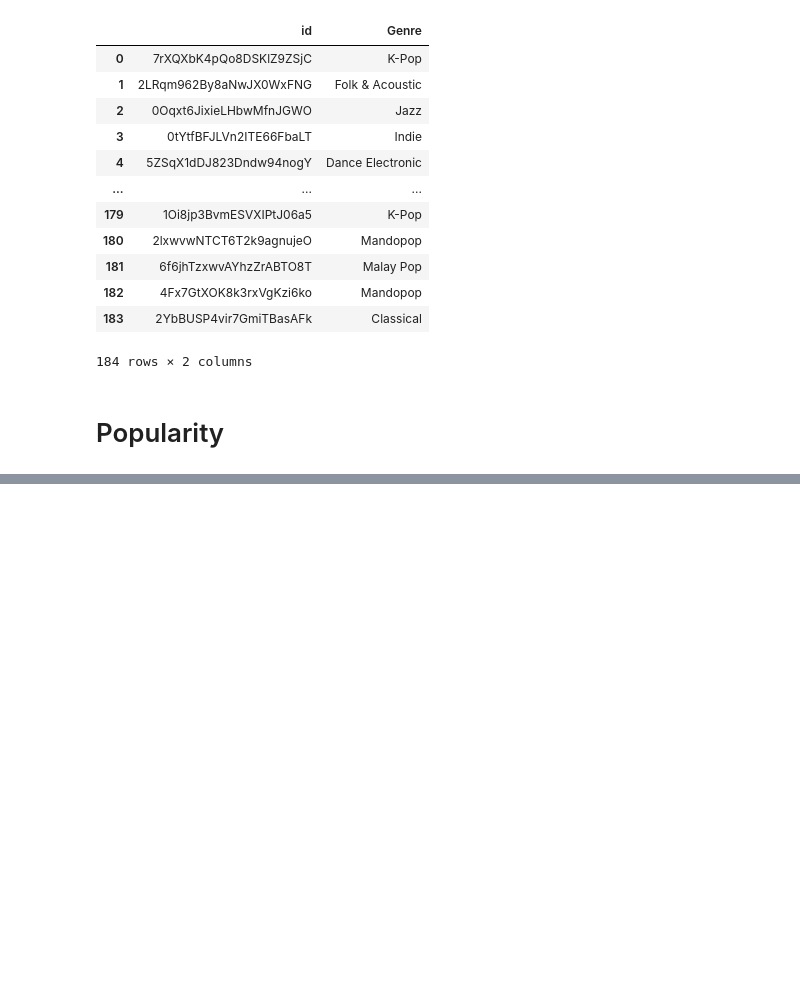
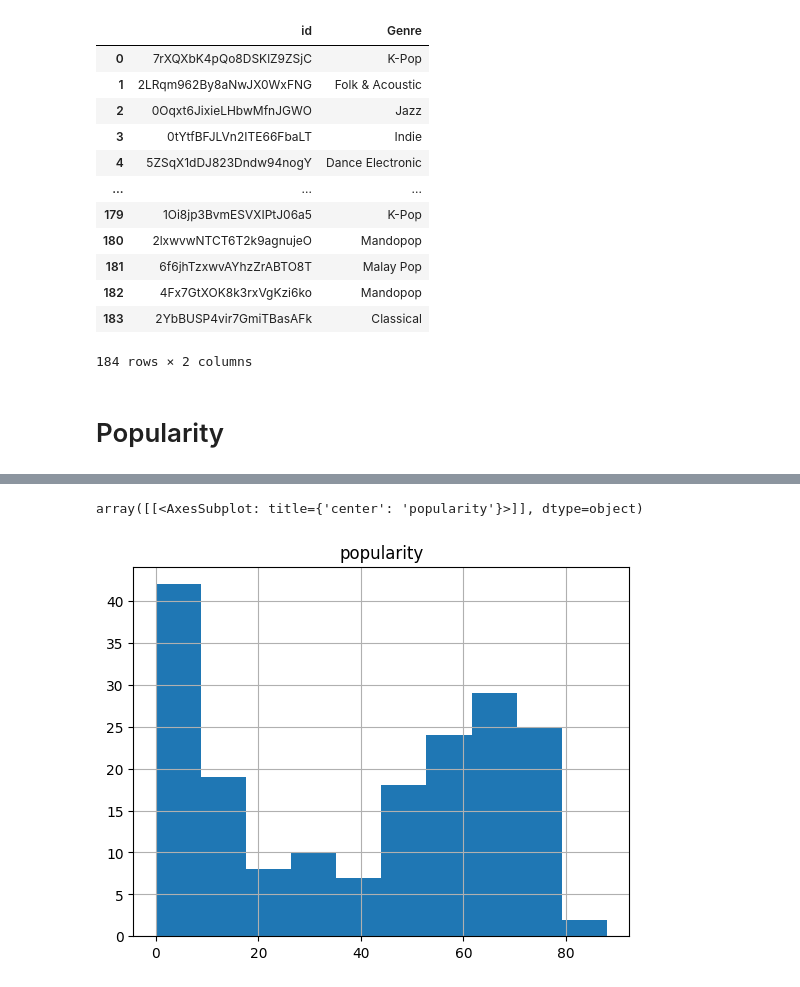
Before and after one commit to Hanyu0118/IS3107_letsgo, a Jupyter notebook: BigQuery/Prediction/prediction.ipynb, the cells around one changed output, grey strips where cells are left out. Cells and saved outputs as stored; diff of their text form; code cells hidden in the pictures; blank space fills up the shorter version.

```diff
--- a/BigQuery/Prediction/prediction.ipynb
+++ b/BigQuery/Prediction/prediction.ipynb
@@ -136,0 +159,5 @@ X_train_preprocessed = pd.DataFrame(ct.transform(X_train).tolist())
+# %%
+check.hist()
+# %% [output]
+array([[<AxesSubplot: title={'center': 'popularity'}>]], dtype=object)
+[figure, added]
```
Also changed, not shown: parts of 16 cells of this notebook, 2 other files.
